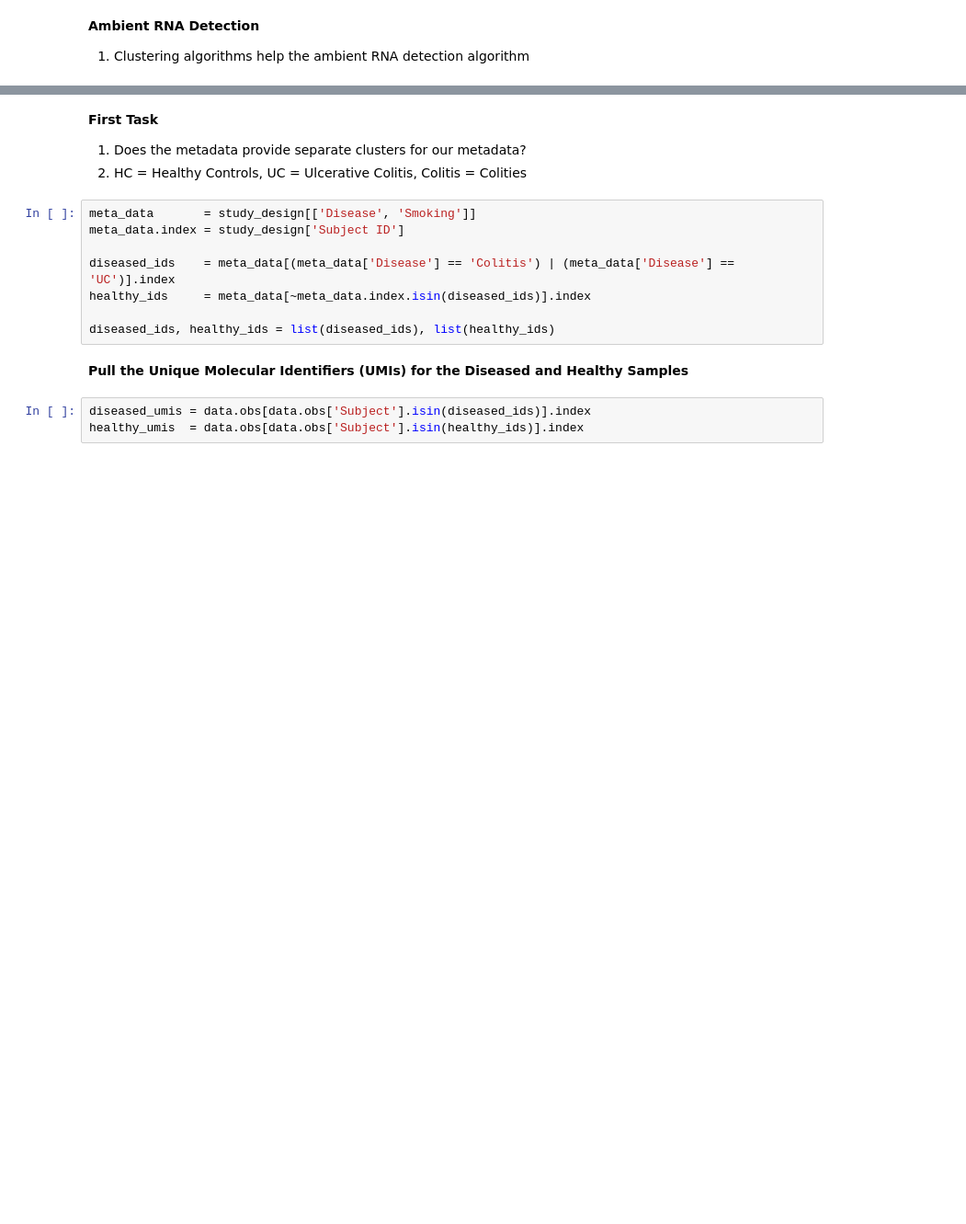
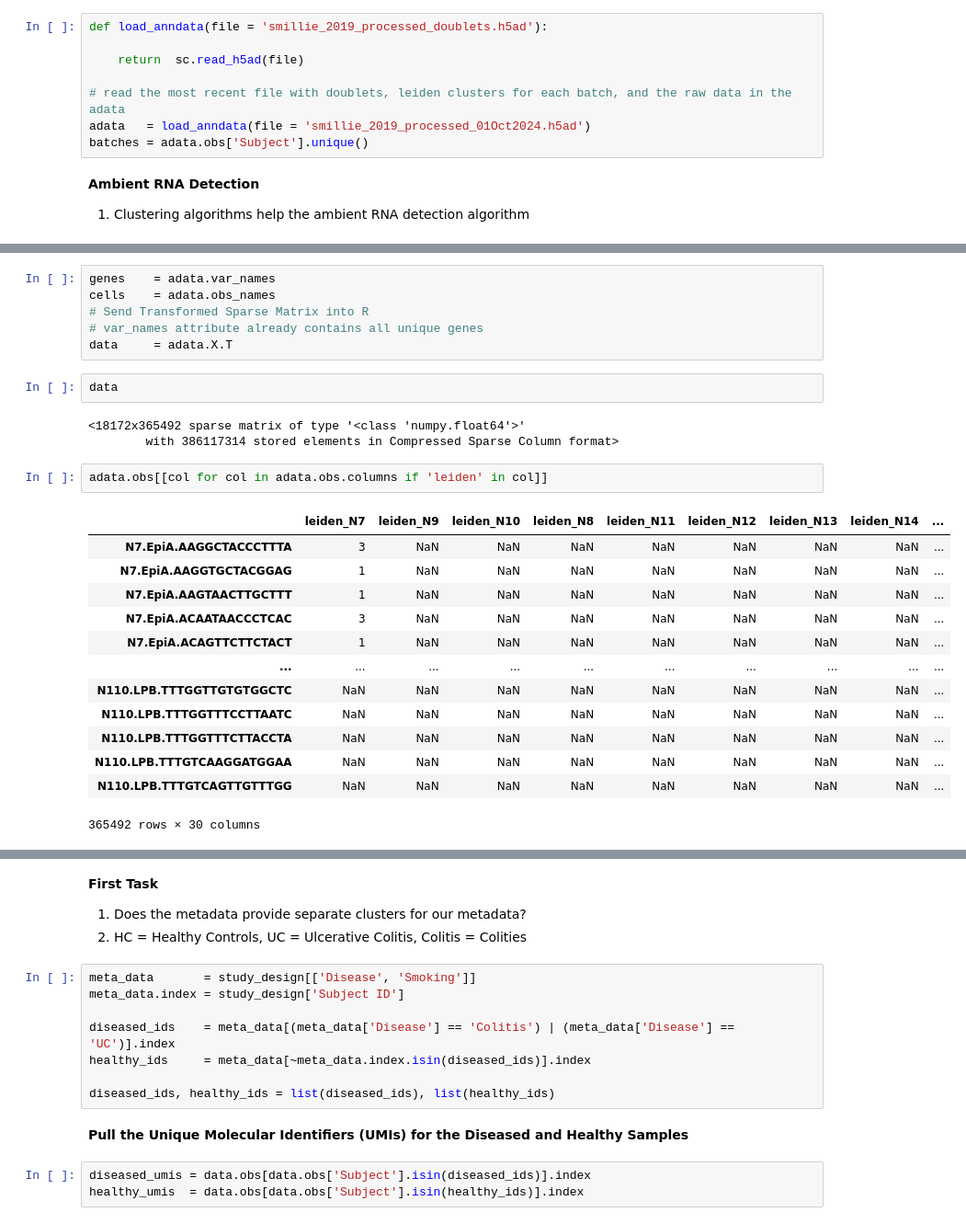
Before and after one commit to alexjimenez99/sc-RNAseq-embryos, a Jupyter notebook: bayesian_composition_analysis.ipynb, the cells around one changed output, grey strips where cells are left out. Shown: that part at 92% size. Cells and saved outputs as stored; diff of their text form; blank space fills up the shorter version.

```diff
--- a/bayesian_composition_analysis.ipynb
+++ b/bayesian_composition_analysis.ipynb
@@ -548,3 +538,11 @@ AnnData object with n_obs × n_vars = 365492 × 18172
+# %%
+def load_anndata(file = 'smillie_2019_processed_doublets.h5ad'):
+
+    return  sc.read_h5ad(file)
+
+# read the most recent file with doublets, leiden clusters for each batch, and the raw data in the adata
+adata   = load_anndata(file = 'smillie_2019_processed_01Oct2024.h5ad')
+batches = adata.obs['Subject'].unique()
 # %% [markdown]
 **Ambient RNA Detection**
 1. Clustering algorithms help the ambient RNA detection algorithm
@@ -556,0 +572,27 @@ soupx_input = adata.obs['soupx_input']
+# %%
+genes    = adata.var_names
+cells    = adata.obs_names
+# Send Transformed Sparse Matrix into R
+# var_names attribute already contains all unique genes
+data     = adata.X.T
+# %%
+data
+# %% [output]
+<18172x365492 sparse matrix of type '<class 'numpy.float64'>'
+        with 386117314 stored elements in Compressed Sparse Column format>
+# %%
+adata.obs[[col for col in adata.obs.columns if 'leiden' in col]]
+# %% [output]
+|  | leiden_N7 | leiden_N9 | leiden_N10 | leiden_N8 | leiden_N11 | leiden_N12 | leiden_N13 | leiden_N14 | ... |
+| N7.EpiA.AAGGCTACCCTTTA | 3 | NaN | NaN | NaN | NaN | NaN | NaN | NaN | ... |
+| N7.EpiA.AAGGTGCTACGGAG | 1 | NaN | NaN | NaN | NaN | NaN | NaN | NaN | ... |
+| N7.EpiA.AAGTAACTTGCTTT | 1 | NaN | NaN | NaN | NaN | NaN | NaN | NaN | ... |
+| N7.EpiA.ACAATAACCCTCAC | 3 | NaN | NaN | NaN | NaN | NaN | NaN | NaN | ... |
+| N7.EpiA.ACAGTTCTTCTACT | 1 | NaN | NaN | NaN | NaN | NaN | NaN | NaN | ... |
+| ... | ... | ... | ... | ... | ... | ... | ... | ... | ... |
+| N110.LPB.TTTGGTTGTGTGGCTC | NaN | NaN | NaN | NaN | NaN | NaN | NaN | NaN | ... |
+| N110.LPB.TTTGGTTTCCTTAATC | NaN | NaN | NaN | NaN | NaN | NaN | NaN | NaN | ... |
+| N110.LPB.TTTGGTTTCTTACCTA | NaN | NaN | NaN | NaN | NaN | NaN | NaN | NaN | ... |
+| N110.LPB.TTTGTCAAGGATGGAA | NaN | NaN | NaN | NaN | NaN | NaN | NaN | NaN | ... |
+| N110.LPB.TTTGTCAGTTGTTTGG | NaN | NaN | NaN | NaN | NaN | NaN | NaN | NaN | ... |
+365492 rows × 30 columns
```
Also changed, not shown: parts of 16 cells of this notebook.
